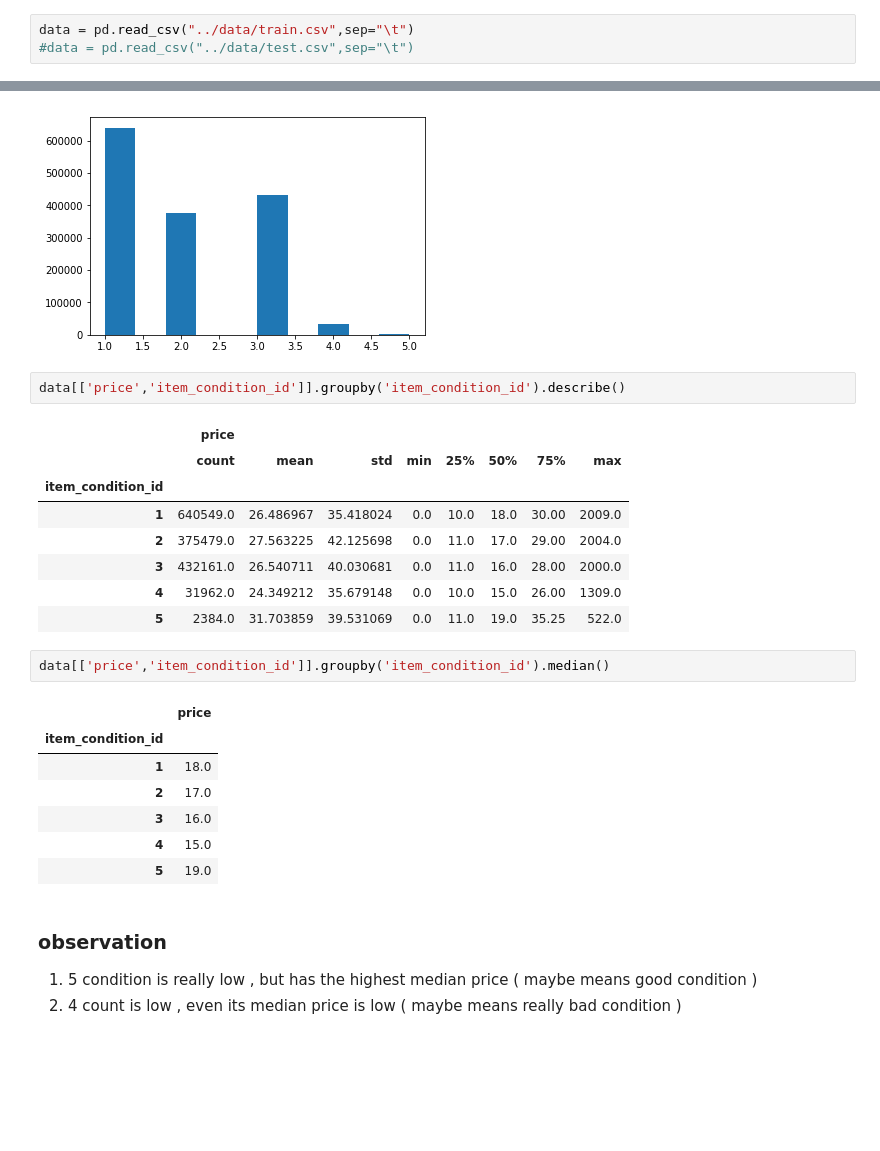
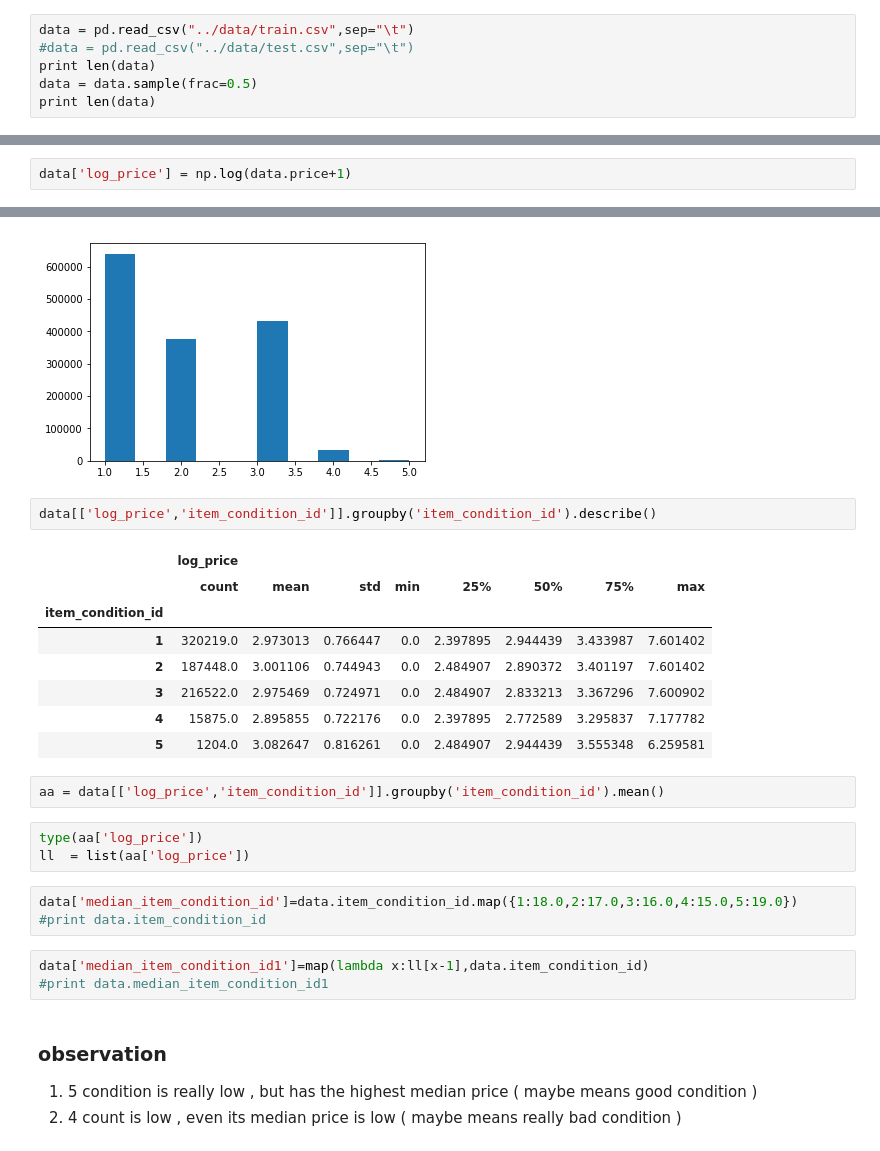
Before and after one commit to divayjindal95/DataScience, a Jupyter notebook: MercariPrize/scripts/eda_level1.ipynb, the cells around one changed output, grey strips where cells are left out. Drawn from its saved outputs; the diff is of its cells as text; blank space fills up the shorter version.

```diff
--- a/MercariPrize/scripts/eda_level1.ipynb
+++ b/MercariPrize/scripts/eda_level1.ipynb
@@ -6,3 +6,6 @@ from pylab import plot,show,hist,bar
 # %%
 data = pd.read_csv("../data/train.csv",sep="\t")
 #data = pd.read_csv("../data/test.csv",sep="\t")
+print len(data)
+data = data.sample(frac=0.5)
+print len(data)
@@ -82,6 +73,8 @@ hist(x=np.log(data.price+1),normed=True)
 show()
 # %% [output]
 [figure]
+# %%
+data['log_price'] = np.log(data.price+1)
 # %% [markdown]
 ### observation
 1. Price is highly skewed
@@ -98,26 +91,27 @@ show()
 # %% [output]
 [figure]
 # %%
-data[['price','item_condition_id']].groupby('item_condition_id').describe()
+data[['log_price','item_condition_id']].groupby('item_condition_id').describe()
 # %% [output]
-|  | price |  |  |  |  |  |  |  |
+|  | log_price |  |  |  |  |  |  |  |
 |  | count | mean | std | min | 25% | 50% | 75% | max |
 | item_condition_id |  |  |  |  |  |  |  |  |
-| 1 | 640549.0 | 26.486967 | 35.418024 | 0.0 | 10.0 | 18.0 | 30.00 | 2009.0 |
-| 2 | 375479.0 | 27.563225 | 42.125698 | 0.0 | 11.0 | 17.0 | 29.00 | 2004.0 |
-| 3 | 432161.0 | 26.540711 | 40.030681 | 0.0 | 11.0 | 16.0 | 28.00 | 2000.0 |
-| 4 | 31962.0 | 24.349212 | 35.679148 | 0.0 | 10.0 | 15.0 | 26.00 | 1309.0 |
-| 5 | 2384.0 | 31.703859 | 39.531069 | 0.0 | 11.0 | 19.0 | 35.25 | 522.0 |
+| 1 | 320219.0 | 2.973013 | 0.766447 | 0.0 | 2.397895 | 2.944439 | 3.433987 | 7.601402 |
+| 2 | 187448.0 | 3.001106 | 0.744943 | 0.0 | 2.484907 | 2.890372 | 3.401197 | 7.601402 |
+| 3 | 216522.0 | 2.975469 | 0.724971 | 0.0 | 2.484907 | 2.833213 | 3.367296 | 7.600902 |
+| 4 | 15875.0 | 2.895855 | 0.722176 | 0.0 | 2.397895 | 2.772589 | 3.295837 | 7.177782 |
+| 5 | 1204.0 | 3.082647 | 0.816261 | 0.0 | 2.484907 | 2.944439 | 3.555348 | 6.259581 |
 # %%
-data[['price','item_condition_id']].groupby('item_condition_id').median()
+aa = data[['log_price','item_condition_id']].groupby('item_condition_id').mean()
-# %% [output]
-|  | price |
-| item_condition_id |  |
-| 1 | 18.0 |
-| 2 | 17.0 |
-| 3 | 16.0 |
-| 4 | 15.0 |
-| 5 | 19.0 |
+# %%
+type(aa['log_price'])
+ll  = list(aa['log_price'])
+# %%
+data['median_item_condition_id']=data.item_condition_id.map({1:18.0,2:17.0,3:16.0,4:15.0,5:19.0})
+#print data.item_condition_id
+# %%
+data['median_item_condition_id1']=map(lambda x:ll[x-1],data.item_condition_id)
+#print data.median_item_condition_id1
 # %% [markdown]
 ### observation
 1. 5 condition is really low , but has the highest median price ( maybe means good condition )
```
Also changed, not shown: parts of 32 cells of this notebook.
